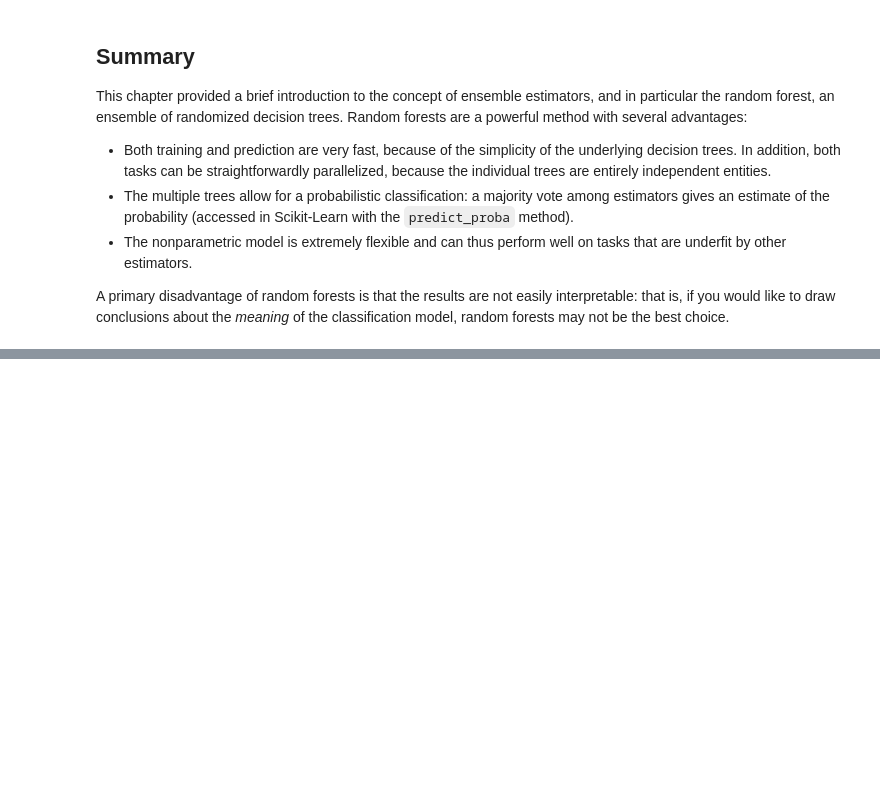
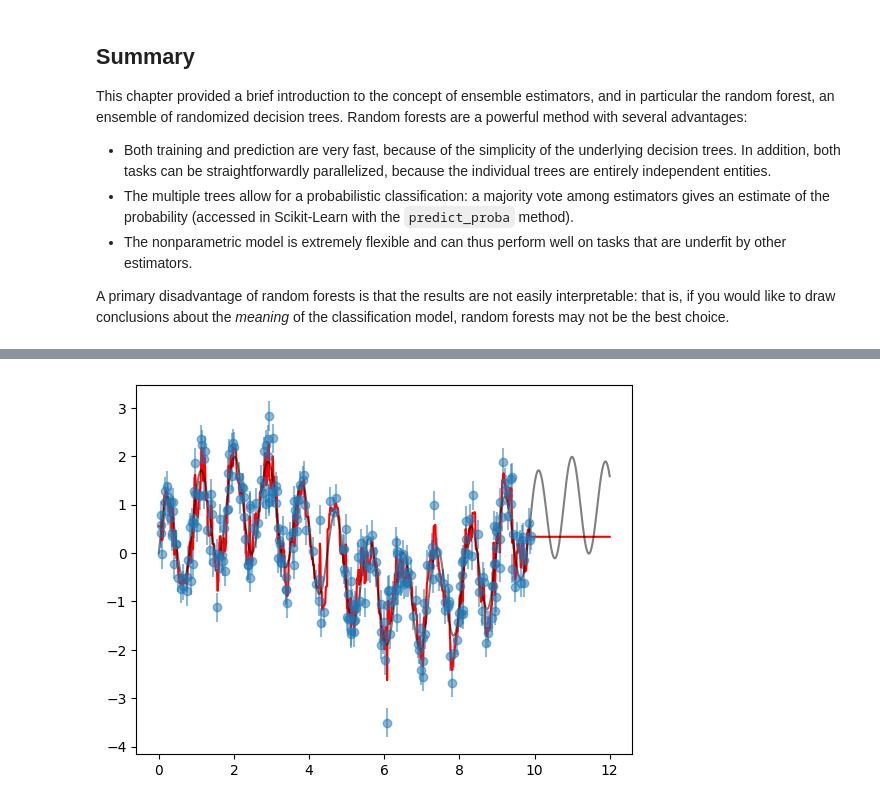
Before and after one commit to Samuelmkchoy/Ramdom_Forests, a Jupyter notebook: 05_08_Random_Forests.ipynb, the cells around one changed output, grey strips where cells are left out. Cells and saved outputs as stored; diff of their text form; code cells hidden in the pictures; blank space fills up the shorter version.

```diff
--- a/05_08_Random_Forests.ipynb
+++ b/05_08_Random_Forests.ipynb
@@ -291,0 +378,21 @@ A primary disadvantage of random forests is that the results are not easily inte
+# %%
+from sklearn.ensemble import RandomForestRegressor
+import numpy as np
+import matplotlib.pyplot as plt
+
+# Use a random forest with 300 estimators
+forest = RandomForestRegressor(300)
+forest.fit(x[:, None], y)
+
+# Predict y-values for x-values from 0 to 12
+xfit = np.linspace(0, 12, 1000)
+yfit = forest.predict(xfit[:, None])
+ytrue = model(xfit, sigma=0)
+
+# Plot the data points, the predicted y-values, and the true y-values
+plt.errorbar(x, y, 0.3, fmt='o', alpha=0.5)
+plt.plot(xfit, yfit, '-r')
+plt.plot(xfit, ytrue, '-k', alpha=0.5)
+plt.show()
+# %% [output]
+[figure, added]
```
Also changed, not shown: parts of 16 cells of this notebook, 1 other file.
